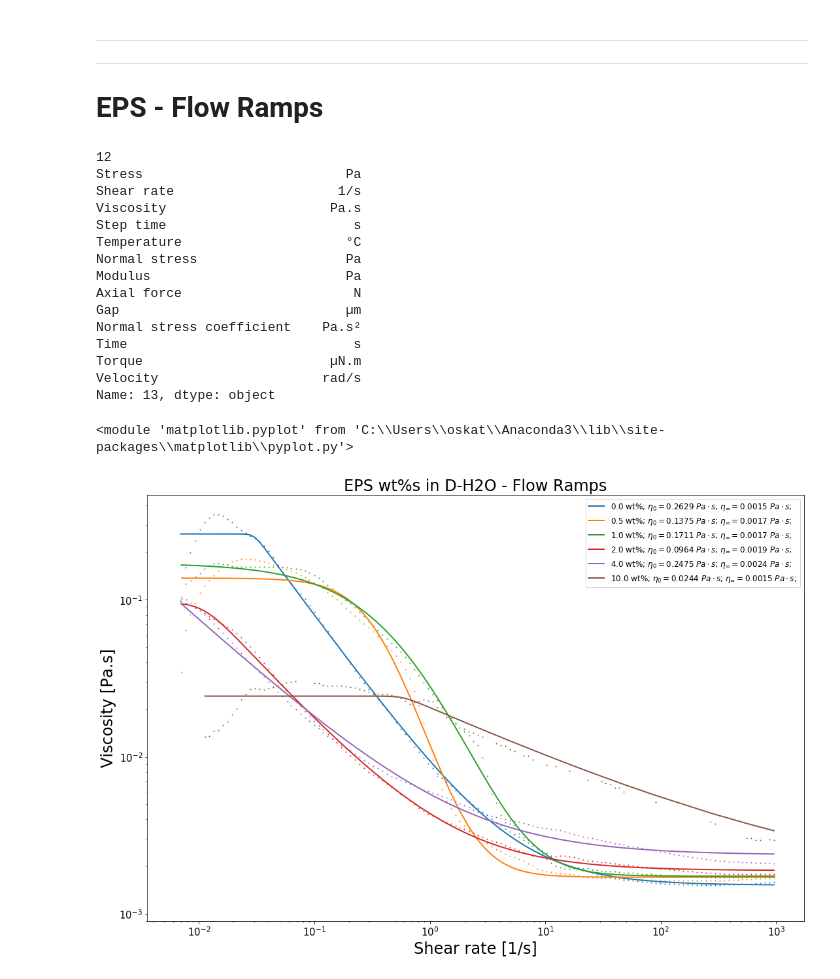
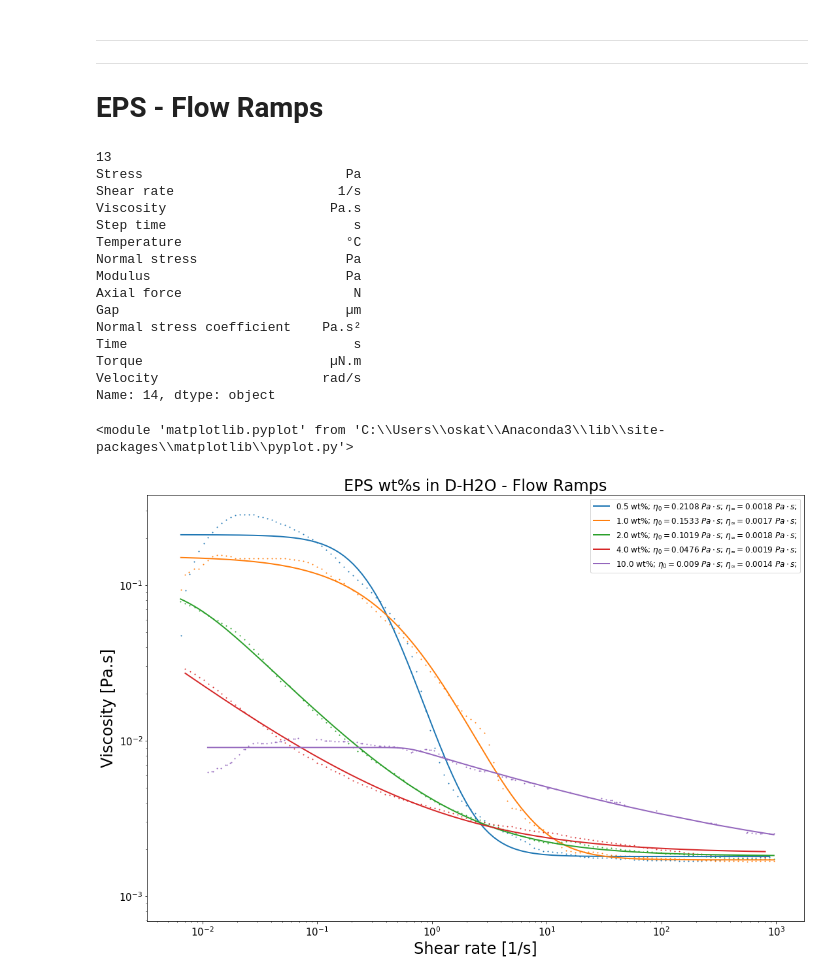
Before and after one commit to KiraSensei13/MNT_ITESM_Thesis, a Jupyter notebook: Dago_s/TRIOSplotsEPS.ipynb, the cells around one changed output. Saved outputs shown, nothing was run; the diff lists cells and outputs as text; code cells hidden in the pictures.

```diff
--- a/Dago_s/TRIOSplotsEPS.ipynb
+++ b/Dago_s/TRIOSplotsEPS.ipynb
@@ -279,7 +279,8 @@ def compareData_wFits_(x_index, y_index, plotname, filemanes, headDrop, tailDrop
         x = _0_ps_thf_df.iloc[:, x_index].replace('', np.nan).to_numpy().astype(np.float)
         y = _0_ps_thf_df.iloc[:, y_index].replace('', np.nan).to_numpy().astype(np.float)
 
-        if plotDatapoints[i]: plt.scatter(x, y, s=1);
+        if plotDatapoints[i]:
+            plt.scatter(x, y, s=1);
         # s=(i*4)+2
 
 #         print("Start")
@@ -336,36 +321,36 @@ def compareData_wFits_(x_index, y_index, plotname, filemanes, headDrop, tailDrop
 # %%
 #####
 plotName        = "EPS wt%s in D-H2O - Flow Ramps";
-fileNames       = ["./esp_0_FR.csv", "./esp_0dot5_FR.csv", "./esp_1_FR.csv", "./esp_2_FR.csv", "./esp_4_FR.csv", "./esp_10_FR.csv"];
-Model           = [ 'CarreauYasuda',      'CarreauYasuda',  'CarreauYasuda',  'CarreauYasuda',  'CarreauYasuda',  'CarreauYasuda'];
-eta_zero        = [        0.262911,             0.137520,         0.171124,        0.0963940,         0.247526,         0.0243633];
-eta_inft        = [      0.00151933,           0.00170929,       0.00173395,       0.00188323,       0.00236484,       0.00150507];
-kappa           = [         33.3254,              2.89089,          1.39461,          91.4462,          620.221,          1.70355];
-n               = [      0.00246426,             -1.31264,         -1.03872,         0.193065,         0.335631,         0.6620320];
-m               = [         16.8983,              2.01635,         0.947929,          4.62891,          10.3260,         8.42211];
-fileDescription = [       "0.0 wt%",            "0.5 wt%",        "1.0 wt%",        "2.0 wt%",        "4.0 wt%",       "10.0 wt%"];
-headDrops       = [               0,                    0,                0,                0,                0,                0];
-tailDrops       = [               0,                    0,                0,                0,                0,                0];
-plotDatapoints  = [            True,                 True,             True,             True,             True,             True];
-plotModel       = [            True,                 True,             True,             True,             True,             True];
+fileNames       = ["./esp_0dot5_FR.csv", "./esp_1_FR.csv", "./esp_2_FR.csv", "./esp_4_FR.csv", "./esp_10_FR.csv"];
+Model           = [     'CarreauYasuda',  'CarreauYasuda',        'Carreau',  'CarreauYasuda',   'CarreauYasuda'];
+eta_zero        = [            0.210809,         0.153311,         0.101865,        0.0475666,        0.00904121];
+eta_inft        = [          0.00179992,       0.00171121,       0.00181277,       0.00188916,        0.00142419];
+kappa           = [             3.28649,          1.39953,          142.044,          420.762,           1.59987];
+n               = [            -1.41089,        -0.930191,         0.246992,         0.456235,          0.731301];
+m               = [             2.04212,         0.981495,             None,          12.8957,           7.66492];
+fileDescription = [           "0.5 wt%",        "1.0 wt%",        "2.0 wt%",        "4.0 wt%",        "10.0 wt%"];
+headDrops       = [                   0,                0,                0,                0,                 0];
+tailDrops       = [                   0,                0,                0,                0,                 0];
+plotDatapoints  = [                True,             True,             True,             True,              True];
+plotModel       = [                True,             True,             True,             True,              True];
 
 # Plot all files in one plot
 compareData_wFits_(1, 2, plotName, fileNames, headDrops, tailDrops, fileDescription, Model, eta_zero, eta_inft, kappa, n, m, plotDatapoints, plotModel);
 # %% [output]
-12
+13
 Stress                          Pa
 Shear rate                     1/s
 Viscosity                     Pa.s
 Step time                        s
 Temperature                     °C
 Normal stress                   Pa
 Modulus                         Pa
 Axial force                      N
 Gap                             µm
 Normal stress coefficient    Pa.s²
 Time                             s
 Torque                        µN.m
 Velocity                     rad/s
-Name: 13, dtype: object
+Name: 14, dtype: object
 <module 'matplotlib.pyplot' from 'C:\\Users\\oskat\\Anaconda3\\lib\\site-packages\\matplotlib\\pyplot.py'>
-[figure, old version]
+[figure, new version]
```
Also changed, not shown: parts of 1 cell of this notebook, 12 other files.
